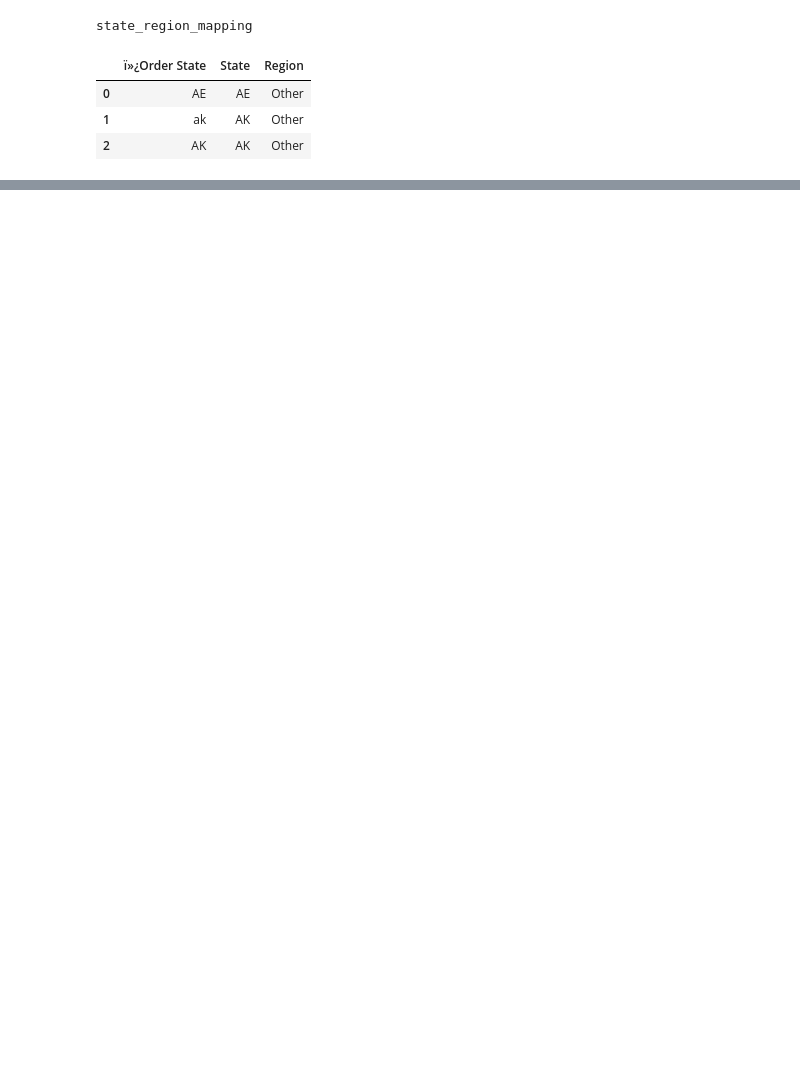
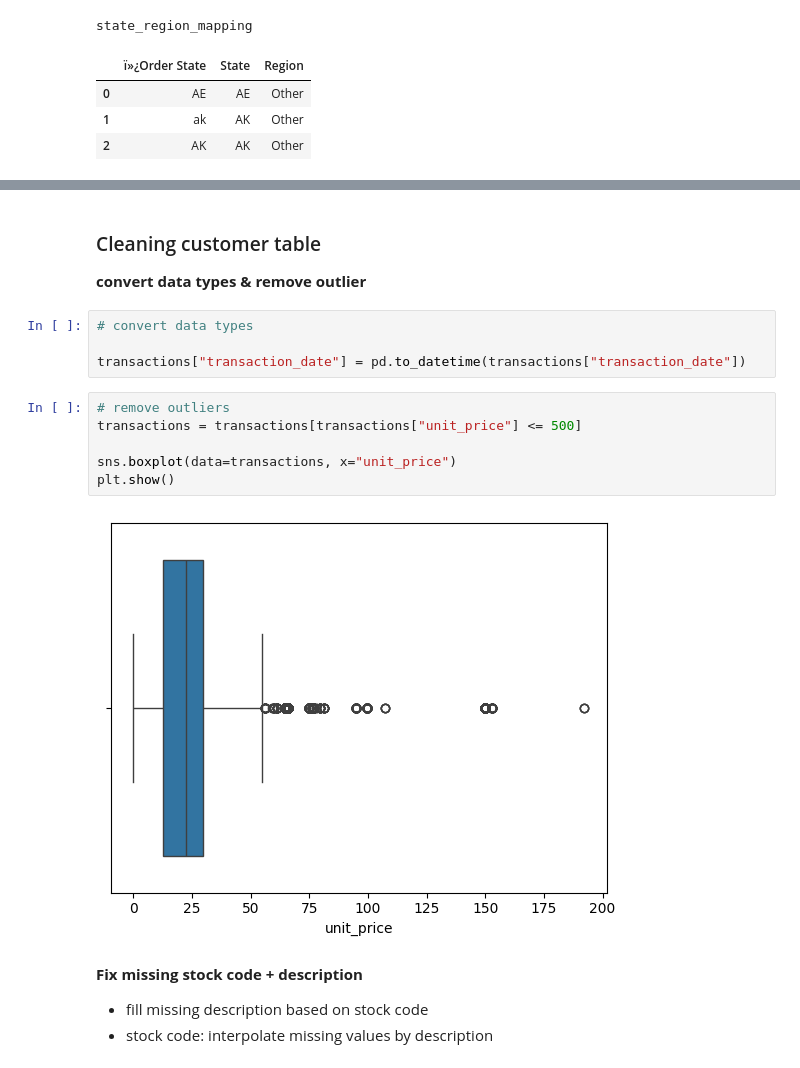
Before and after one commit to bfreiheit/shipping-cost-analysis, a Jupyter notebook: notebooks/etl.ipynb, the cells around one changed output, grey strips where cells are left out. Drawn from its saved outputs; the diff is of its cells as text; blank space fills up the shorter version.

Commit message:
add cleaning steps

```diff
--- a/notebooks/etl.ipynb
+++ b/notebooks/etl.ipynb
@@ -83,0 +205,20 @@ state = dataframes[file_names[3]]
+# %% [markdown]
+### Cleaning customer table
+
+**convert data types & remove outlier**
+# %%
+# convert data types
+
+transactions["transaction_date"] = pd.to_datetime(transactions["transaction_date"])
+# %%
+# remove outliers
+transactions = transactions[transactions["unit_price"] <= 500]
+
+sns.boxplot(data=transactions, x="unit_price")
+plt.show()
+# %% [output]
+[figure, added]
+# %% [markdown]
+**Fix missing stock code + description**
+- fill missing description based on stock code
+- stock code: interpolate missing values by description
```
Also changed, not shown: parts of 47 cells of this notebook.
